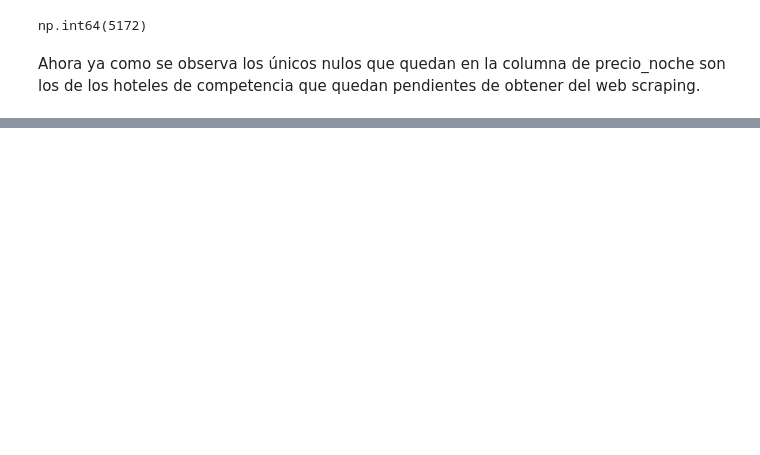
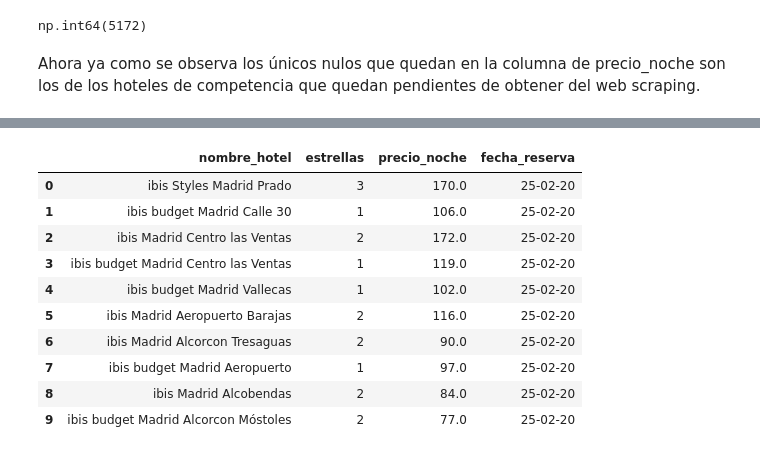
Before and after one commit to raquelscv/Proyecto-ETL, a Jupyter notebook: jupyters/pruebas.ipynb, the cells around one changed output, grey strips where cells are left out. Cells and saved outputs as stored; diff of their text form; code cells hidden in the pictures; blank space fills up the shorter version.

```diff
--- a/jupyters/pruebas.ipynb
+++ b/jupyters/pruebas.ipynb
@@ -447,0 +449,16 @@ df.to_csv("../data/reservas_hoteles_limpio.csv", index=False)
+# %%
+# leo el archivo donde contengo la informacion del precio y de la fecha de reserva de los hoteles de la competencia
+df_hoteles_competencia = pd.read_pickle("../data/datos_extraidos/nombre_estrellas_precio.pickle")
+df_hoteles_competencia
+# %% [output]
+|  | nombre_hotel | estrellas | precio_noche | fecha_reserva |
+| 0 | ibis Styles Madrid Prado | 3 | 170.0 | 25-02-20 |
+| 1 | ibis budget Madrid Calle 30 | 1 | 106.0 | 25-02-20 |
+| 2 | ibis Madrid Centro las Ventas | 2 | 172.0 | 25-02-20 |
+| 3 | ibis budget Madrid Centro las Ventas | 1 | 119.0 | 25-02-20 |
+| 4 | ibis budget Madrid Vallecas | 1 | 102.0 | 25-02-20 |
+| 5 | ibis Madrid Aeropuerto Barajas | 2 | 116.0 | 25-02-20 |
+| 6 | ibis Madrid Alcorcon Tresaguas | 2 | 90.0 | 25-02-20 |
+| 7 | ibis budget Madrid Aeropuerto | 1 | 97.0 | 25-02-20 |
+| 8 | ibis Madrid Alcobendas | 2 | 84.0 | 25-02-20 |
+| 9 | ibis budget Madrid Alcorcon Móstoles | 2 | 77.0 | 25-02-20 |
```
Also changed, not shown: parts of 40 cells of this notebook, 6 other files.
